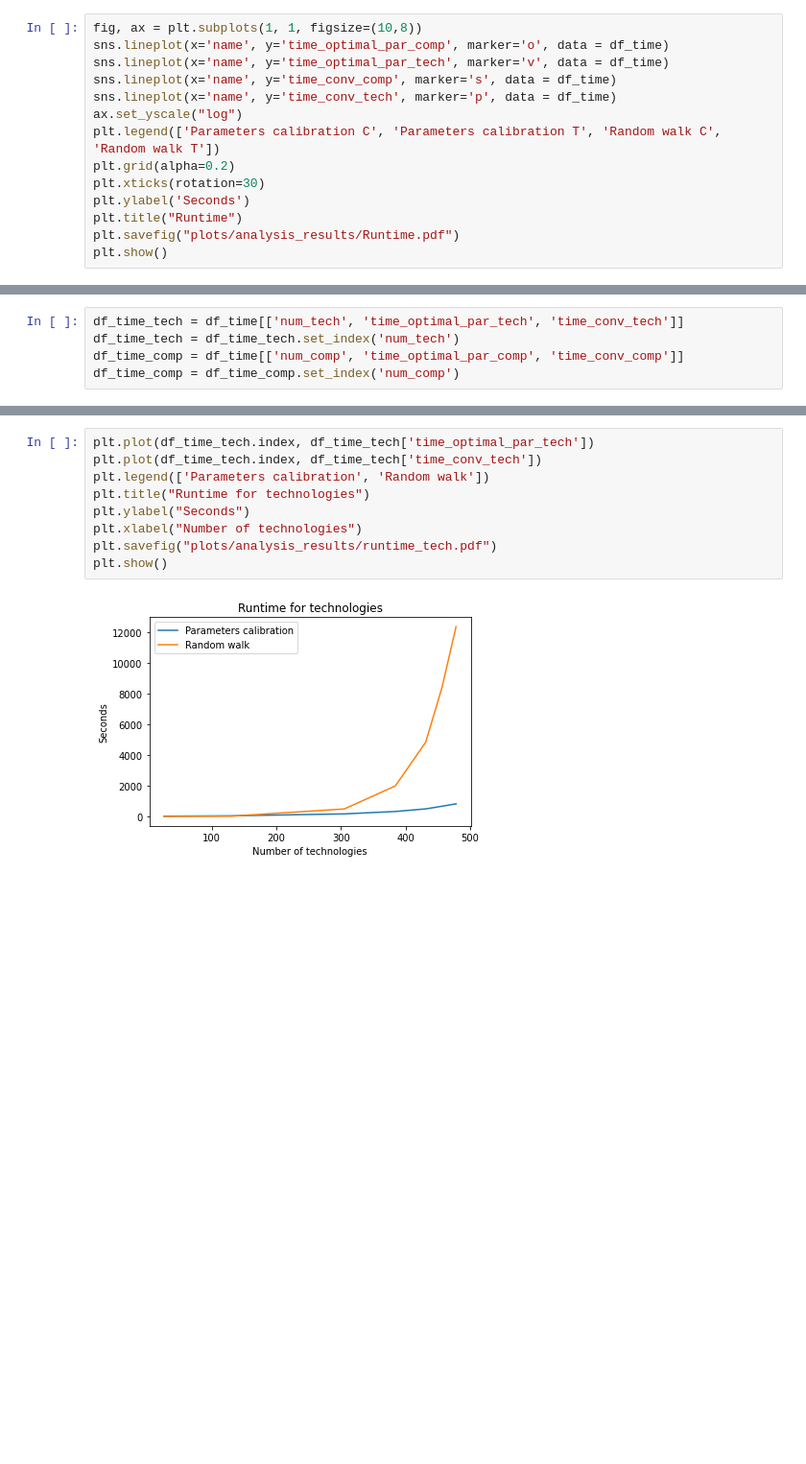
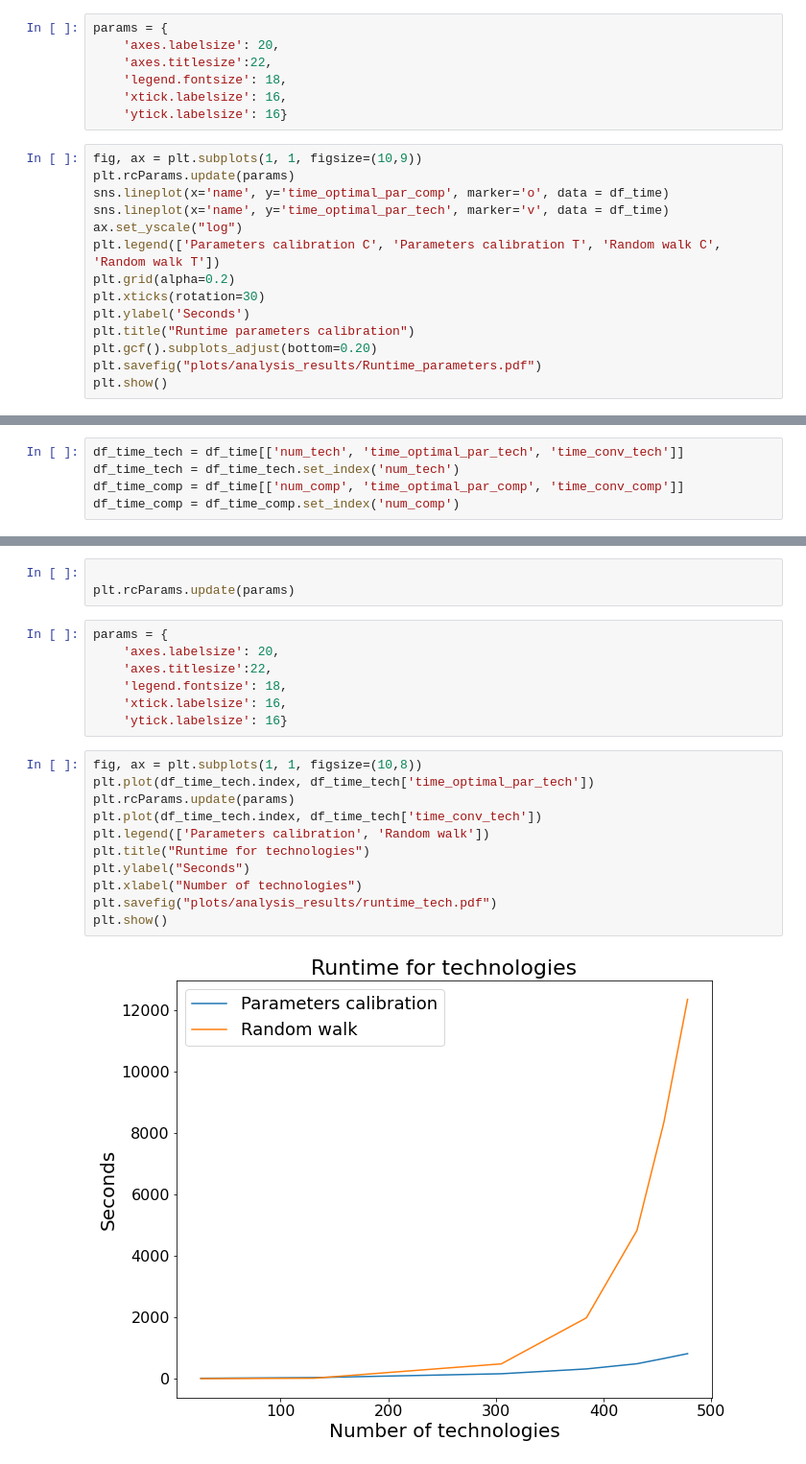
Before and after one commit to technometrics-lab/5-TechRank, a Jupyter notebook: analysis_results.ipynb, the cells around one changed output, grey strips where cells are left out. Shown at 96% size. Saved outputs shown, nothing was run; the diff lists cells and outputs as text; blank space fills up the shorter version.

```diff
--- a/analysis_results.ipynb
+++ b/analysis_results.ipynb
@@ -205,18 +104,25 @@ df_time[['num_comp', 'num_tech', 'time_optimal_par_comp', 'time_optimal_par_tech
 | 5 | 1499 | 431 | 1,281.04 | 486.02 | 4,927.04 | 4,827.28 |
 | 6 | 1999 | 456 | 2,025.59 | 657.72 | 8,562.58 | 8,346.16 |
 | 7 | 2442 | 478 | 2,633.77 | 814.78 | 12,573.09 | 12,347.66 |
+# %%
+params = {
+    'axes.labelsize': 20,
+    'axes.titlesize':22,
+    'legend.fontsize': 18,
+    'xtick.labelsize': 16,
+    'ytick.labelsize': 16}
 # %%
-fig, ax = plt.subplots(1, 1, figsize=(10,8))
+fig, ax = plt.subplots(1, 1, figsize=(10,9))
+plt.rcParams.update(params)
 sns.lineplot(x='name', y='time_optimal_par_comp', marker='o', data = df_time)
 sns.lineplot(x='name', y='time_optimal_par_tech', marker='v', data = df_time)
-sns.lineplot(x='name', y='time_conv_comp', marker='s', data = df_time)
-sns.lineplot(x='name', y='time_conv_tech', marker='p', data = df_time)
 ax.set_yscale("log")
 plt.legend(['Parameters calibration C', 'Parameters calibration T', 'Random walk C', 'Random walk T'])
 plt.grid(alpha=0.2)
 plt.xticks(rotation=30)
 plt.ylabel('Seconds')
-plt.title("Runtime")
-plt.savefig("plots/analysis_results/Runtime.pdf")
+plt.title("Runtime parameters calibration")
+plt.gcf().subplots_adjust(bottom=0.20)
+plt.savefig("plots/analysis_results/Runtime_parameters.pdf")
 plt.show()
 # %% [output]
@@ -253,12 +174,24 @@ df_time_tech
+# %%
+
+plt.rcParams.update(params)
+# %%
+params = {
+    'axes.labelsize': 20,
+    'axes.titlesize':22,
+    'legend.fontsize': 18,
+    'xtick.labelsize': 16,
+    'ytick.labelsize': 16}
 # %%
+fig, ax = plt.subplots(1, 1, figsize=(10,8))
 plt.plot(df_time_tech.index, df_time_tech['time_optimal_par_tech'])
+plt.rcParams.update(params)
 plt.plot(df_time_tech.index, df_time_tech['time_conv_tech'])
 plt.legend(['Parameters calibration', 'Random walk'])
 plt.title("Runtime for technologies")
 plt.ylabel("Seconds")
 plt.xlabel("Number of technologies")
 plt.savefig("plots/analysis_results/runtime_tech.pdf")
 plt.show()
 # %% [output]
-[figure, old version]
+[figure, new version]
 # %%
```
Also changed, not shown: parts of 43 cells of this notebook, 18 other files.
